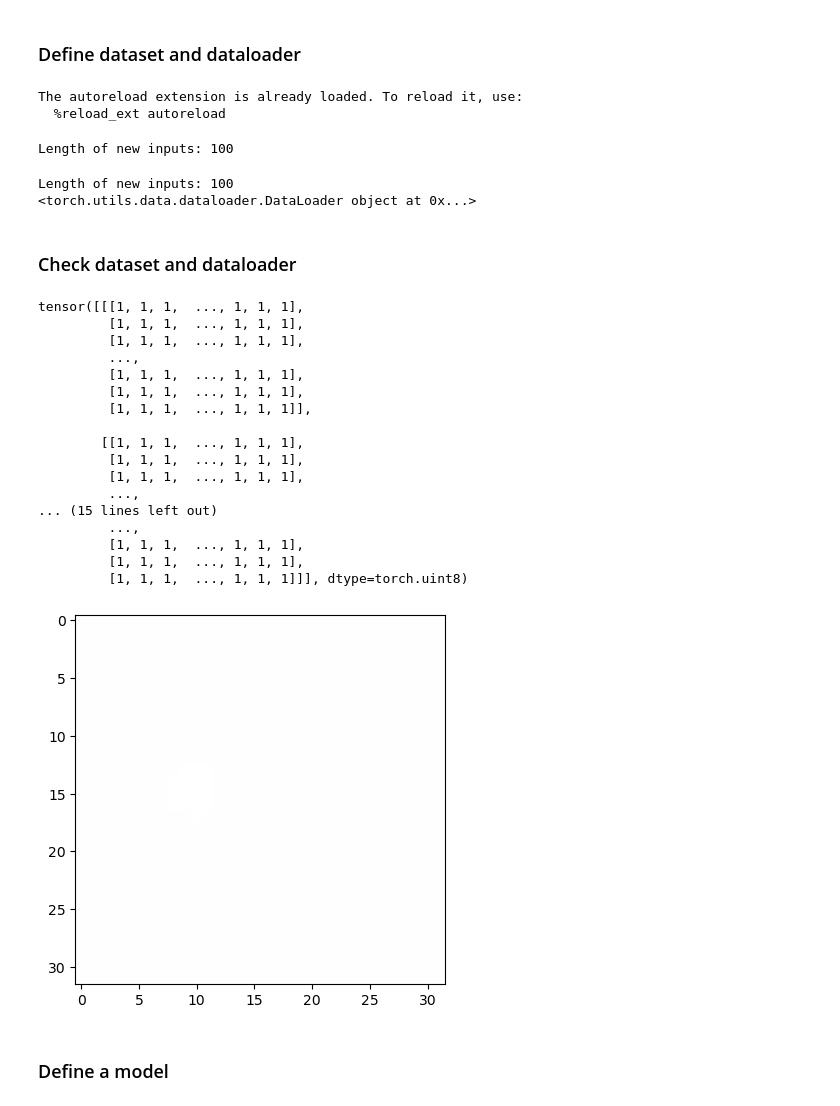
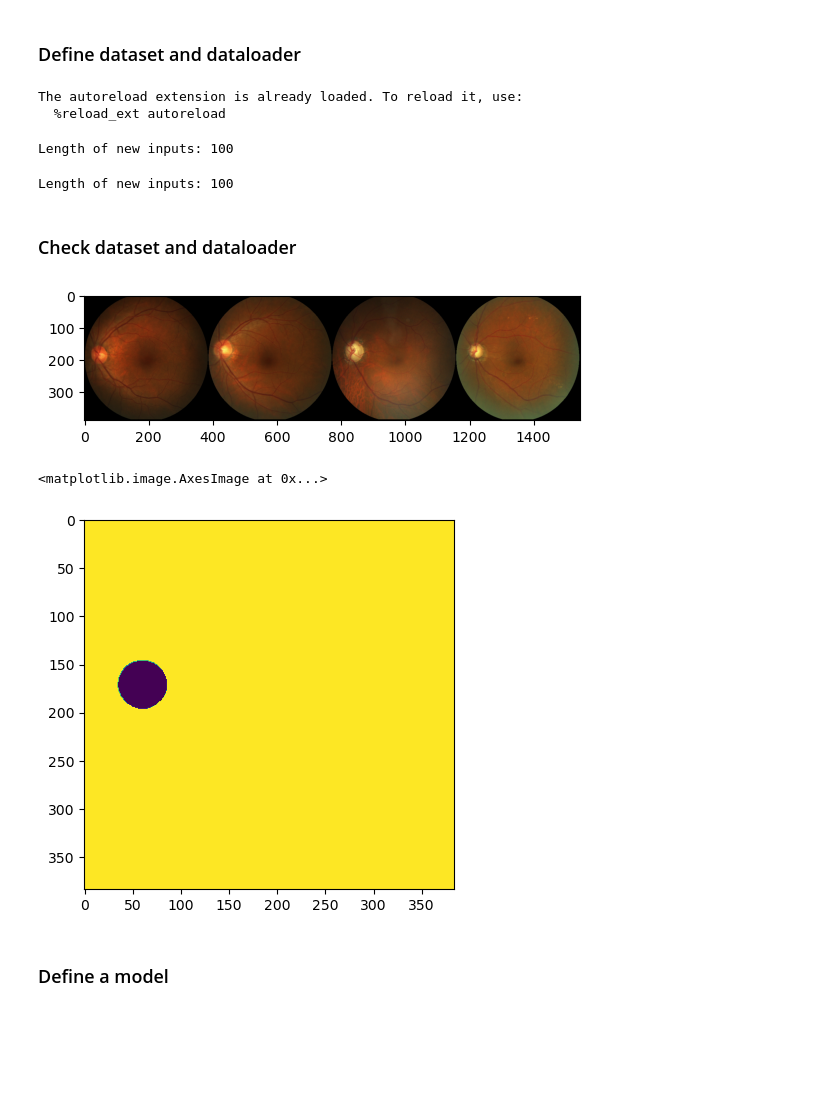
Before and after one commit to QianrenLi/DG_Segmentation_released, a Jupyter notebook: project1.ipynb, the cells around one changed output. Cells and saved outputs as stored; diff of their text form; code cells hidden in the pictures; blank space fills up the shorter version.

Commit message:
update visualization

```diff
--- a/project1.ipynb
+++ b/project1.ipynb
@@ -24,57 +24,37 @@ valloader = torch.utils.data.DataLoader(valset, batch_size=batch_size,
 
 testloader = torch.utils.data.DataLoader(testset, batch_size=batch_size,
                                          shuffle=False, num_workers=2)
-print(valloader)
 # %% [output]
 The autoreload extension is already loaded. To reload it, use:
   %reload_ext autoreload
 Length of new inputs: 100
 Length of new inputs: 100
-<torch.utils.data.dataloader.DataLoader object at 0x...>
 # %% [markdown]
 ### Check dataset and dataloader
 # %%
 import matplotlib.pyplot as plt
 import numpy as np
 
 def imshow(img):
     # The data need to be normalized and unnormalized to keep the same
     # img = img / 255
     # img = img / 2 + 0.5     # unnormalize
 
     npimg = img.numpy()
-    plt.imshow(np.transpose(npimg, (1, 2, 0)))
+    plt.imshow(np.transpose(npimg, (1, 2, 0))[:,:,::-1])
     plt.show()
 
 # get some random training images
 dataiter = iter(valloader)
 images, targets, _ = next(dataiter)
-print(targets)
-
-temp_image = torchvision.utils.make_grid(images)
-
-
 # show images
-imshow(torchvision.utils.make_grid(targets))
+imshow(torchvision.utils.make_grid(images))
+target_last = targets.numpy()[-1,:,:]
+plt.imshow(target_last)
 # %% [output]
+[figure, new version]
-tensor([[[1, 1, 1,  ..., 1, 1, 1],
-         [1, 1, 1,  ..., 1, 1, 1],
-         [1, 1, 1,  ..., 1, 1, 1],
-         ...,
-         [1, 1, 1,  ..., 1, 1, 1],
-         [1, 1, 1,  ..., 1, 1, 1],
-         [1, 1, 1,  ..., 1, 1, 1]],
-
-        [[1, 1, 1,  ..., 1, 1, 1],
-         [1, 1, 1,  ..., 1, 1, 1],
-         [1, 1, 1,  ..., 1, 1, 1],
-         ...,
-... (15 lines left out)
-         ...,
-         [1, 1, 1,  ..., 1, 1, 1],
-         [1, 1, 1,  ..., 1, 1, 1],
-         [1, 1, 1,  ..., 1, 1, 1]]], dtype=torch.uint8)
+<matplotlib.image.AxesImage at 0x...>
-[figure, old version]
+[figure, added]
 # %% [markdown]
 ### Define a model
 # %%
```
Also changed, not shown: parts of 5 cells of this notebook, 2 other files.
